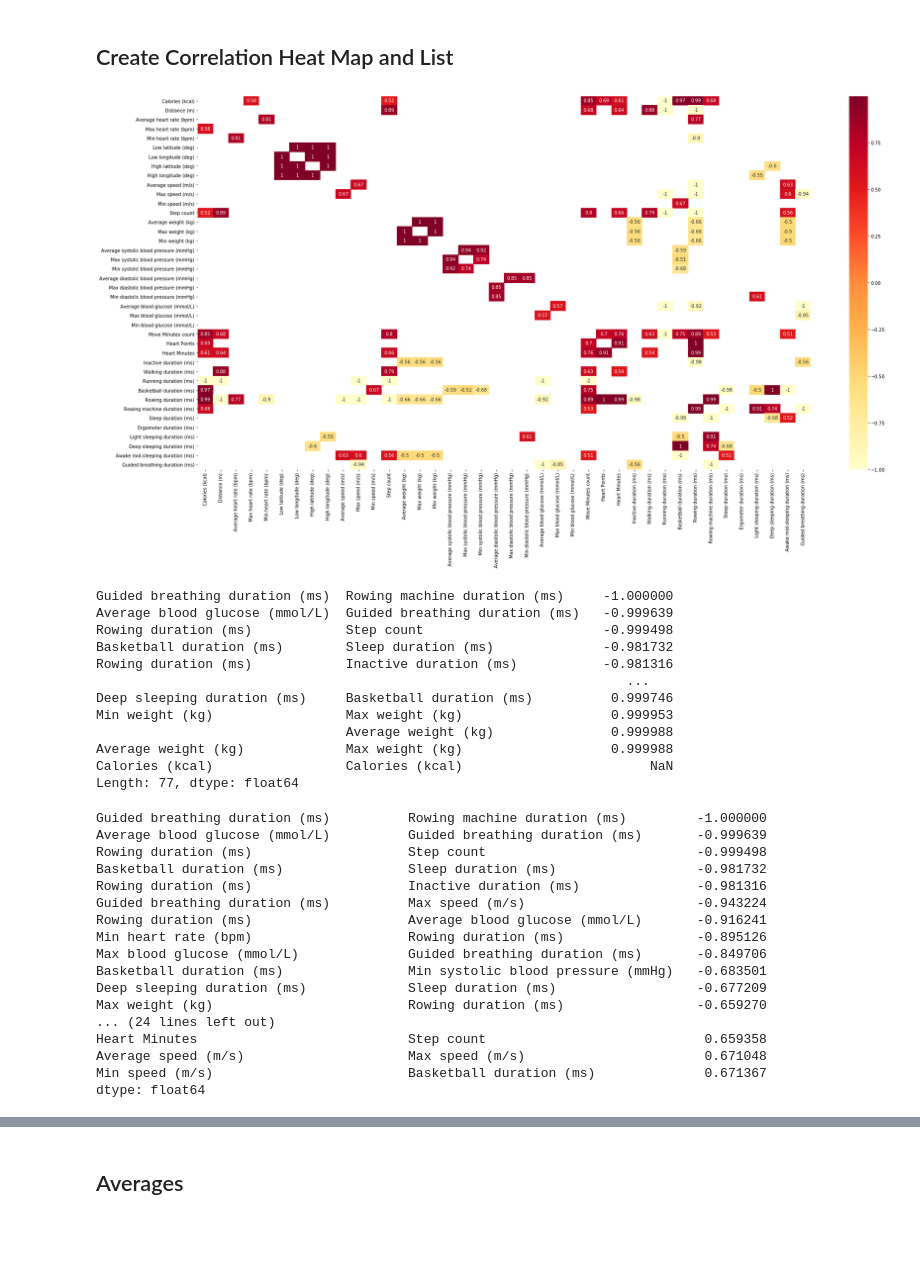
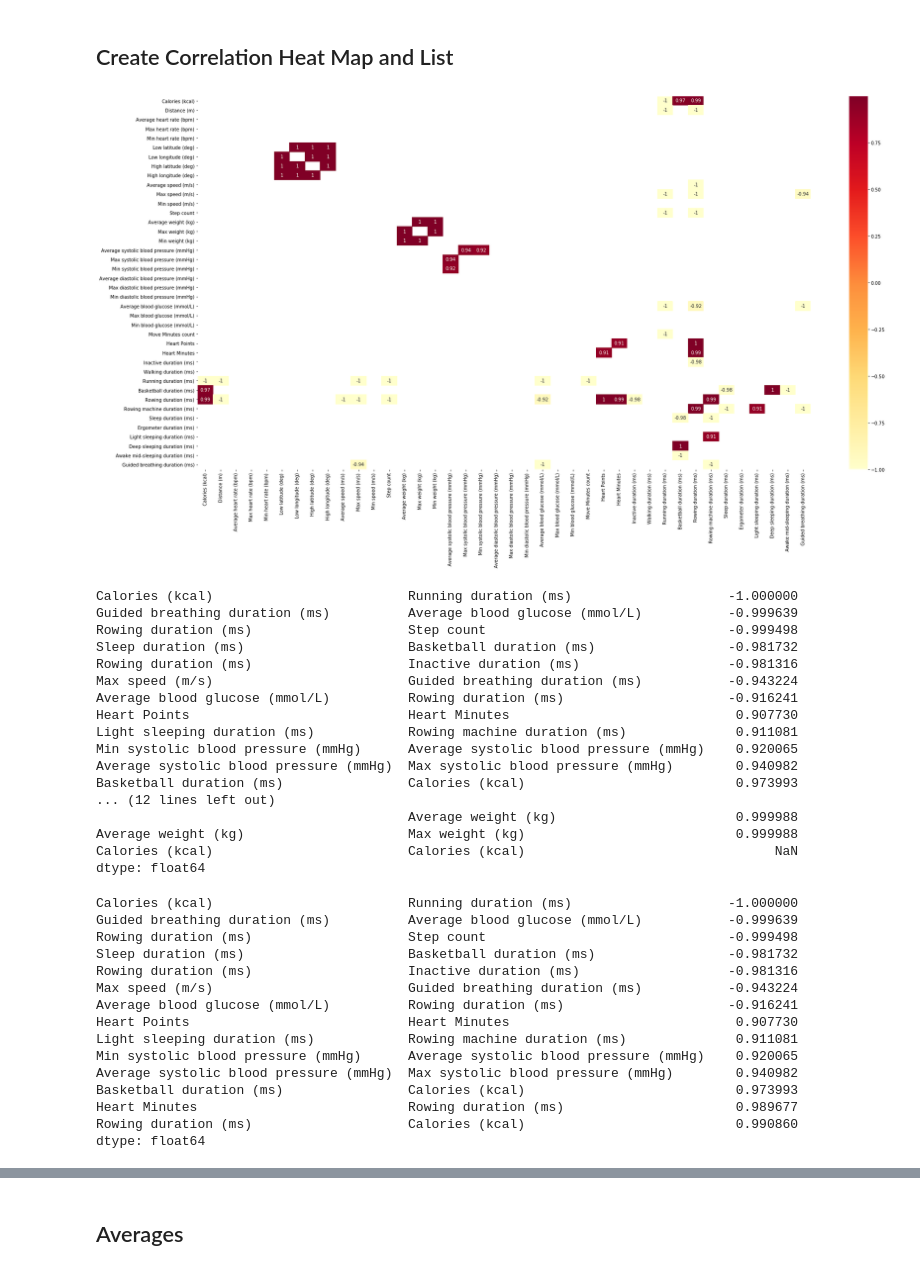
Before and after one commit to JamesIgoe/GoogleFitAnalysis, a Jupyter notebook: Analysis.ipynb, the cells around one changed output, grey strips where cells are left out. Cells and saved outputs as stored; diff of their text form; code cells hidden in the pictures; blank space fills up the shorter version.

```diff
--- a/Analysis.ipynb
+++ b/Analysis.ipynb
@@ -180,17 +180,17 @@ df_fit.dropna(axis=1, how='all', inplace=True)
 # %%
 #set data set for analysis
 df = df_fit
 
-filterValue = 0.5
+filterValue = 0.9
 
 corr_fit = df.corr()
 
 filteredDf = corr_fit[((corr_fit >= filterValue) | (corr_fit <= -filterValue)) & (corr_fit !=1.000)]
 plt.figure(figsize=(30,15))
 sns.heatmap(filteredDf, annot=True, cmap="YlOrRd")
 plt.show()
 # %% [output]
-[figure, old version]
+[figure, new version]
 # %%
 def corrFilter(x: pd.DataFrame, bound: float):
     xCorr = x.corr()
@@ -202,37 +202,40 @@ corr_fit_filtered = corrFilter(df, filterValue)
 half = corr_fit_filtered.count() / 2
 corr_fit_filtered
 # %% [output]
-Guided breathing duration (ms)  Rowing machine duration (ms)     -1.000000
-Average blood glucose (mmol/L)  Guided breathing duration (ms)   -0.999639
-Rowing duration (ms)            Step count                       -0.999498
-Basketball duration (ms)        Sleep duration (ms)              -0.981732
-Rowing duration (ms)            Inactive duration (ms)           -0.981316
-                                                                    ...
-Deep sleeping duration (ms)     Basketball duration (ms)          0.999746
-Min weight (kg)                 Max weight (kg)                   0.999953
-                                Average weight (kg)               0.999988
-Average weight (kg)             Max weight (kg)                   0.999988
-Calories (kcal)                 Calories (kcal)                        NaN
-Length: 77, dtype: float64
+Calories (kcal)                         Running duration (ms)                    -1.000000
+Guided breathing duration (ms)          Average blood glucose (mmol/L)           -0.999639
+Rowing duration (ms)                    Step count                               -0.999498
+Sleep duration (ms)                     Basketball duration (ms)                 -0.981732
+Rowing duration (ms)                    Inactive duration (ms)                   -0.981316
+Max speed (m/s)                         Guided breathing duration (ms)           -0.943224
+Average blood glucose (mmol/L)          Rowing duration (ms)                     -0.916241
+Heart Points                            Heart Minutes                             0.907730
+Light sleeping duration (ms)            Rowing machine duration (ms)              0.911081
+Min systolic blood pressure (mmHg)      Average systolic blood pressure (mmHg)    0.920065
+Average systolic blood pressure (mmHg)  Max systolic blood pressure (mmHg)        0.940982
+Basketball duration (ms)                Calories (kcal)                           0.973993
+... (12 lines left out)
+                                        Average weight (kg)                       0.999988
+Average weight (kg)                     Max weight (kg)                           0.999988
+Calories (kcal)                         Calories (kcal)                                NaN
+dtype: float64
 # %%
 corr_fit_filtered.head(int(half)+1)
 # %% [output]
-Guided breathing duration (ms)          Rowing machine duration (ms)         -1.000000
-Average blood glucose (mmol/L)          Guided breathing duration (ms)       -0.999639
-Rowing duration (ms)                    Step count                           -0.999498
-Basketball duration (ms)                Sleep duration (ms)                  -0.981732
-Rowing duration (ms)                    Inactive duration (ms)               -0.981316
-Guided breathing duration (ms)          Max speed (m/s)                      -0.943224
-Rowing duration (ms)                    Average blood glucose (mmol/L)       -0.916241
-Min heart rate (bpm)                    Rowing duration (ms)                 -0.895126
-Max blood glucose (mmol/L)              Guided breathing duration (ms)       -0.849706
-Basketball duration (ms)                Min systolic blood pressure (mmHg)   -0.683501
-Deep sleeping duration (ms)             Sleep duration (ms)                  -0.677209
-Max weight (kg)                         Rowing duration (ms)                 -0.659270
-... (24 lines left out)
-Heart Minutes                           Step count                            0.659358
-Average speed (m/s)                     Max speed (m/s)                       0.671048
-Min speed (m/s)                         Basketball duration (ms)              0.671367
+Calories (kcal)                         Running duration (ms)                    -1.000000
+Guided breathing duration (ms)          Average blood glucose (mmol/L)           -0.999639
+Rowing duration (ms)                    Step count                               -0.999498
+Sleep duration (ms)                     Basketball duration (ms)                 -0.981732
+Rowing duration (ms)                    Inactive duration (ms)                   -0.981316
+Max speed (m/s)                         Guided breathing duration (ms)           -0.943224
+Average blood glucose (mmol/L)          Rowing duration (ms)                     -0.916241
+Heart Points                            Heart Minutes                             0.907730
+Light sleeping duration (ms)            Rowing machine duration (ms)              0.911081
+Min systolic blood pressure (mmHg)      Average systolic blood pressure (mmHg)    0.920065
+Average systolic blood pressure (mmHg)  Max systolic blood pressure (mmHg)        0.940982
+Basketball duration (ms)                Calories (kcal)                           0.973993
+Heart Minutes                           Rowing duration (ms)                      0.989677
+Rowing duration (ms)                    Calories (kcal)                           0.990860
 dtype: float64
 # %%
 corr_fit_filtered.tail(int(half)+1)
```
Also changed, not shown: parts of 4 cells of this notebook.
